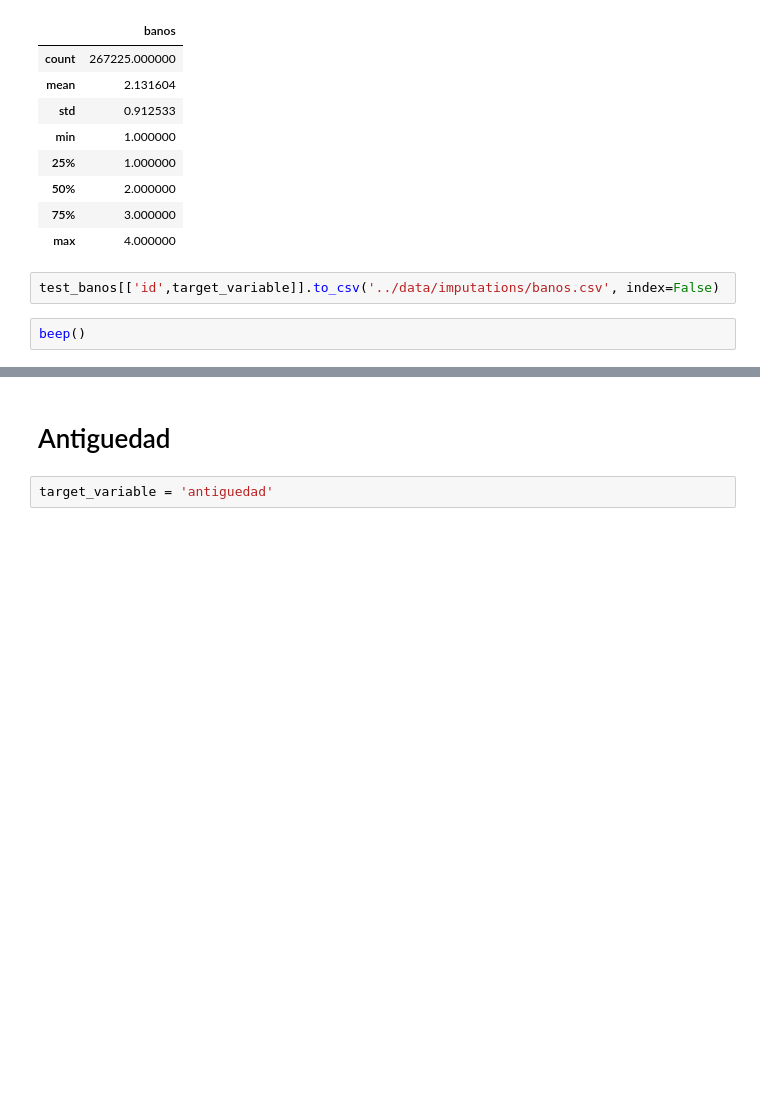
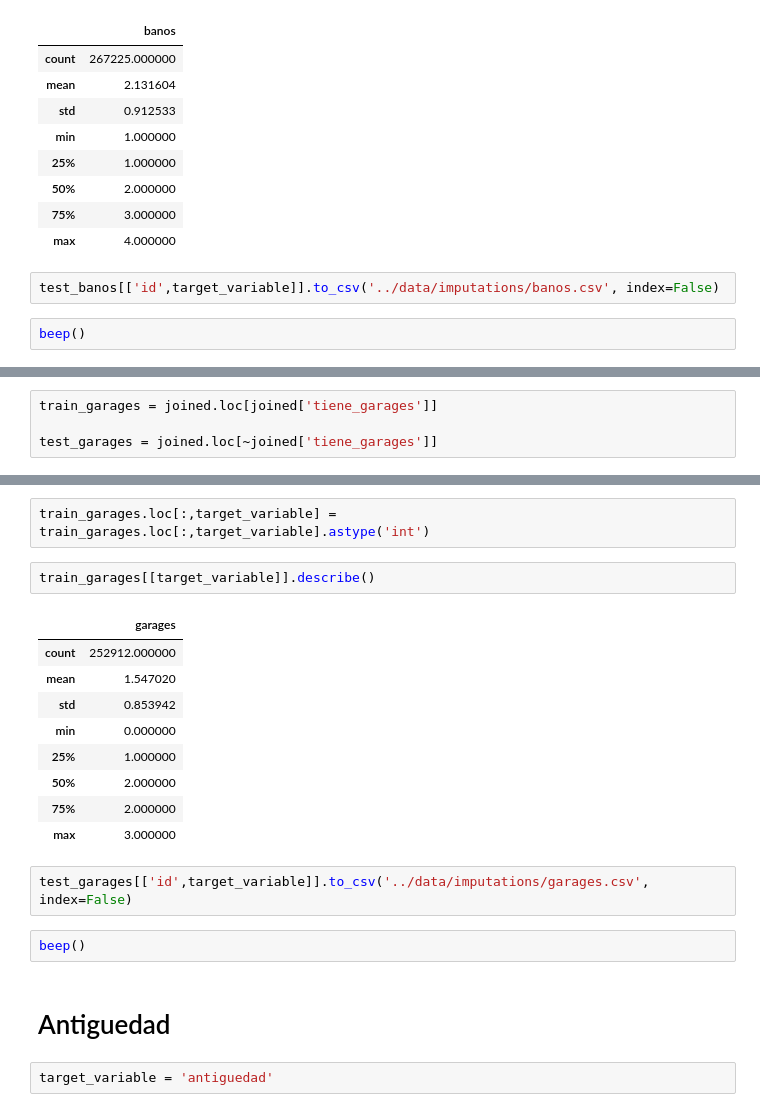
Before and after one commit to rozanecm/7506_tp2_2c2019, a Jupyter notebook: notebooks/fillna with ml by rozanecm.ipynb, the cells around one changed output, grey strips where cells are left out. Drawn from its saved outputs; the diff is of its cells as text; blank space fills up the shorter version.

```diff
--- a/notebooks/fillna with ml by rozanecm.ipynb
+++ b/notebooks/fillna with ml by rozanecm.ipynb
@@ -697,0 +715,4 @@ beep()
+# %%
+train_garages = joined.loc[joined['tiene_garages']]
+
+test_garages = joined.loc[~joined['tiene_garages']]
@@ -698,3 +774,21 @@ beep()
+# %%
+train_garages.loc[:,target_variable] = train_garages.loc[:,target_variable].astype('int')
+# %%
+train_garages[[target_variable]].describe()
+# %% [output]
+|  | garages |
+| count | 252912.000000 |
+| mean | 1.547020 |
+| std | 0.853942 |
+| min | 0.000000 |
+| 25% | 1.000000 |
+| 50% | 2.000000 |
+| 75% | 2.000000 |
+| max | 3.000000 |
+# %%
+test_garages[['id',target_variable]].to_csv('../data/imputations/garages.csv', index=False)
+# %%
+beep()
 # %% [markdown]
 # Antiguedad
 # %%
```
Also changed, not shown: parts of 11 cells of this notebook, 1 other file.
